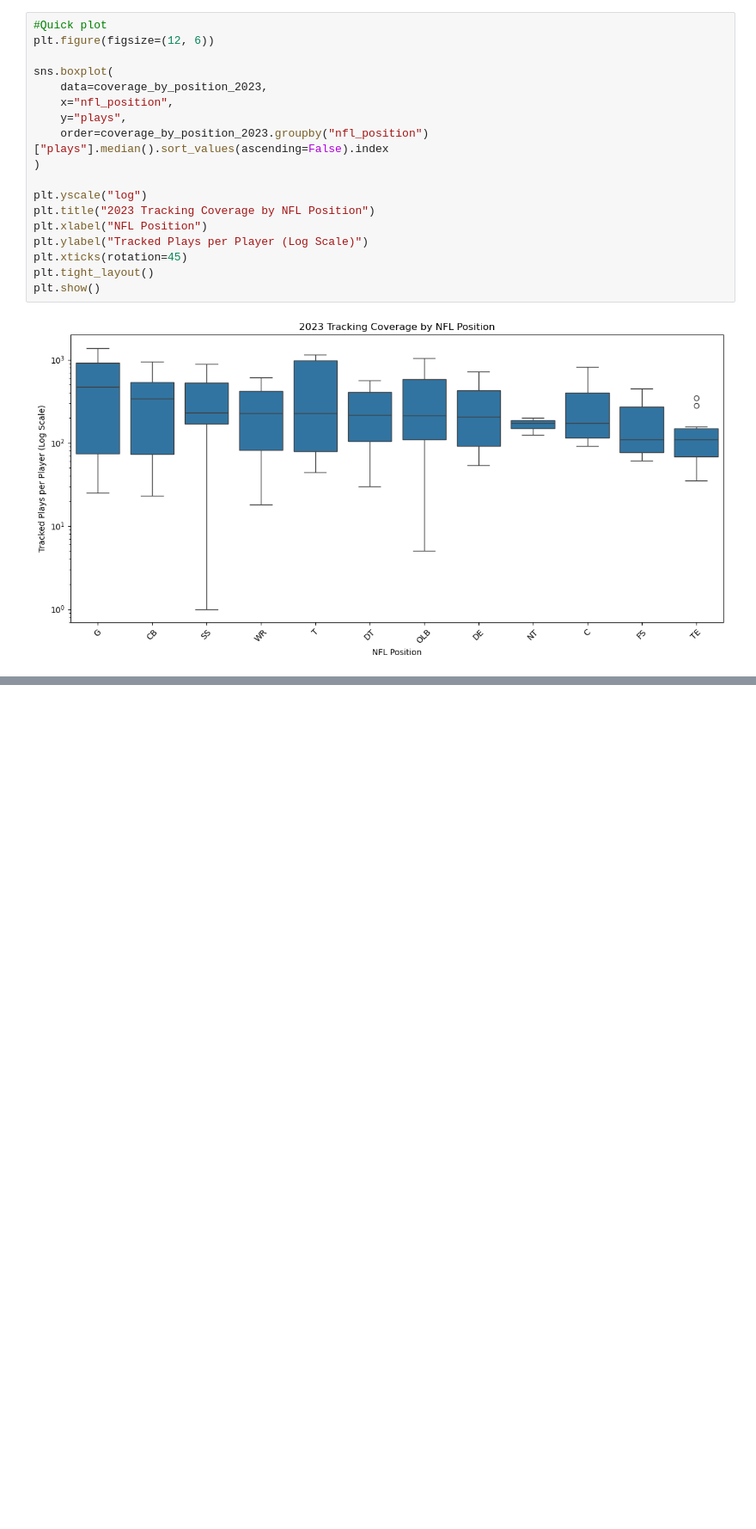
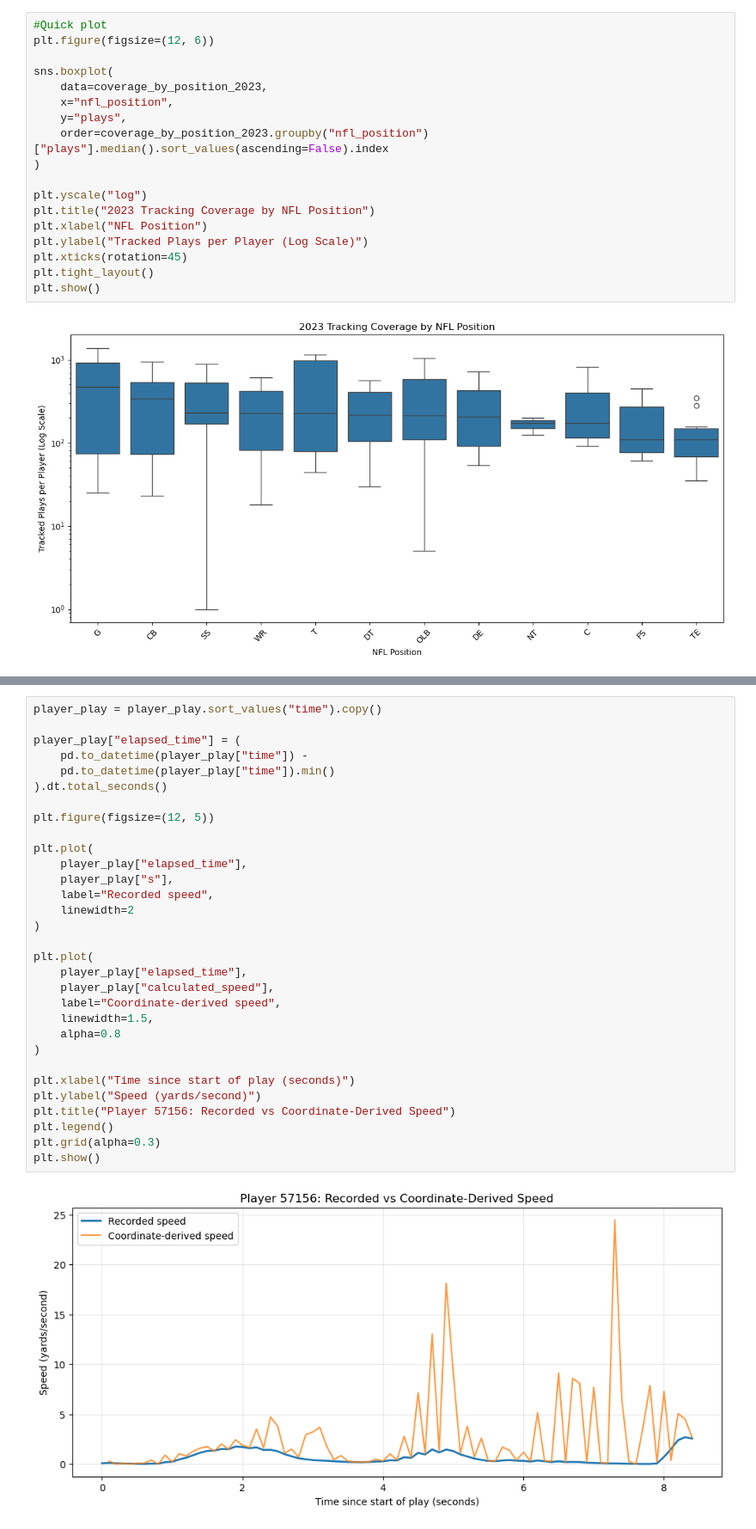
Before and after one commit to psperduto/NFL_Combine_Project, a Jupyter notebook: notebooks/01_data_audit.ipynb, the cells around one changed output, grey strips where cells are left out. Shown at 86% size. Cells and saved outputs as stored; diff of their text form; blank space fills up the shorter version.

```diff
--- a/notebooks/01_data_audit.ipynb
+++ b/notebooks/01_data_audit.ipynb
@@ -1592,0 +2240,33 @@ plt.show()
+# %%
+player_play = player_play.sort_values("time").copy()
+
+player_play["elapsed_time"] = (
+    pd.to_datetime(player_play["time"]) -
+    pd.to_datetime(player_play["time"]).min()
+).dt.total_seconds()
+
+plt.figure(figsize=(12, 5))
+
+plt.plot(
+    player_play["elapsed_time"],
+    player_play["s"],
+    label="Recorded speed",
+    linewidth=2
+)
+
+plt.plot(
+    player_play["elapsed_time"],
+    player_play["calculated_speed"],
+    label="Coordinate-derived speed",
+    linewidth=1.5,
+    alpha=0.8
+)
+
+plt.xlabel("Time since start of play (seconds)")
+plt.ylabel("Speed (yards/second)")
+plt.title("Player 57156: Recorded vs Coordinate-Derived Speed")
+plt.legend()
+plt.grid(alpha=0.3)
+plt.show()
+# %% [output]
+[figure, added]
```
Also changed, not shown: parts of 73 cells of this notebook.
